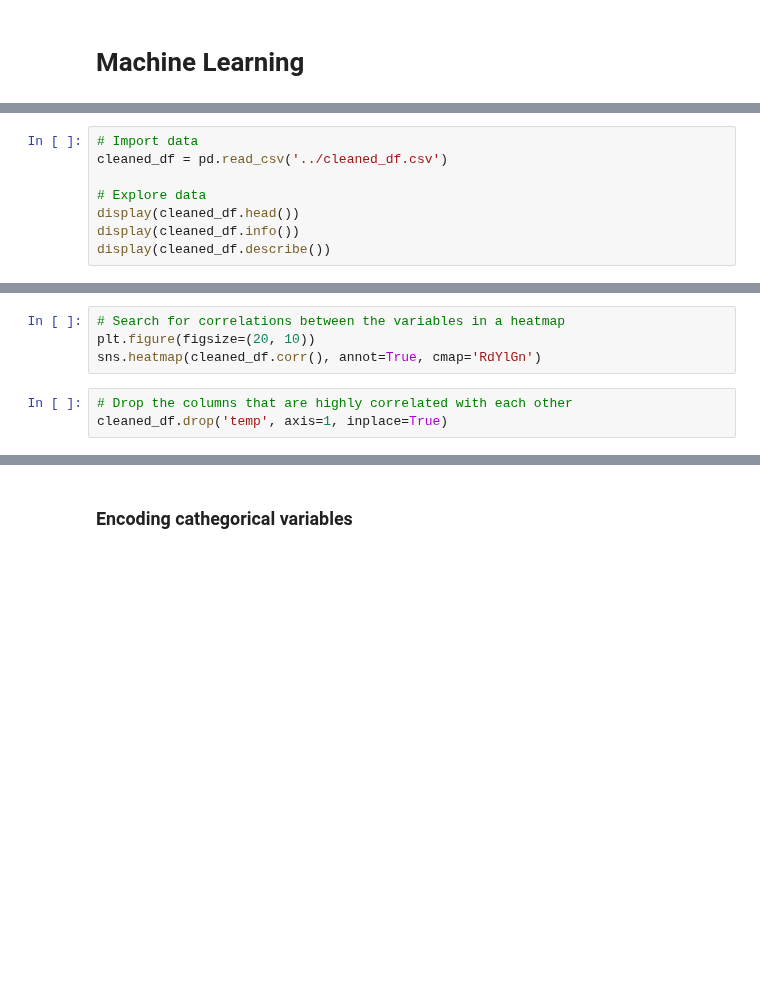
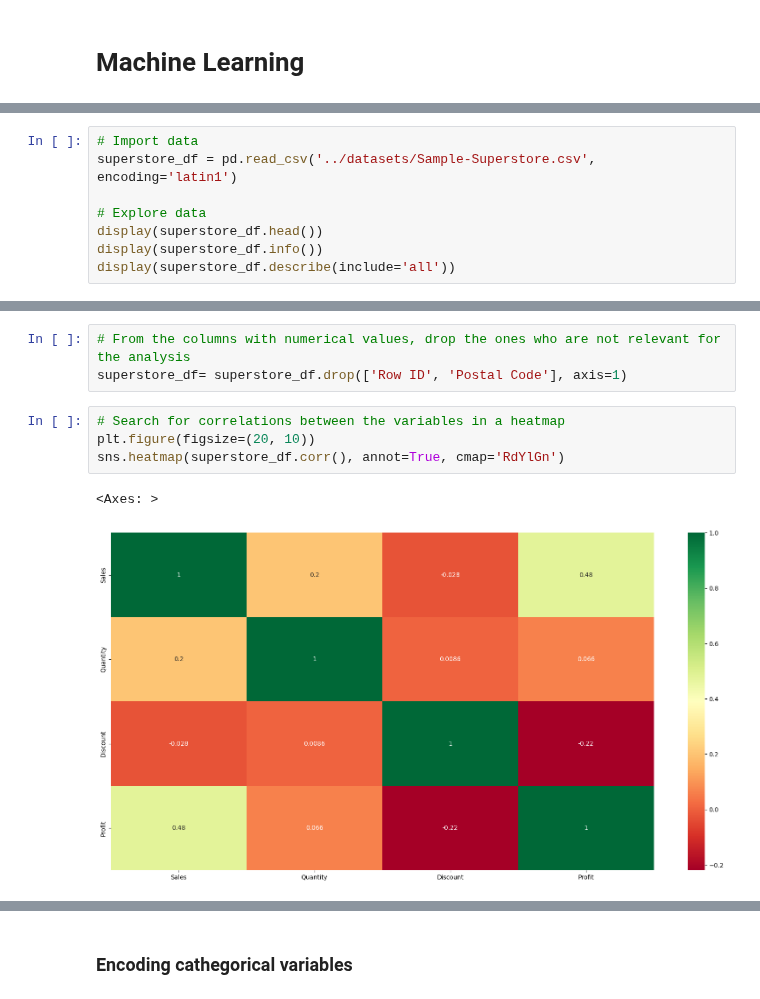
Before and after one commit to MaxLopezSalgado/superstore_e-commerce, a Jupyter notebook: ML/ML.ipynb, the cells around one changed output, grey strips where cells are left out. Saved outputs shown, nothing was run; the diff lists cells and outputs as text; blank space fills up the shorter version.

```diff
--- a/ML/ML.ipynb
+++ b/ML/ML.ipynb
@@ -94,8 +73,8 @@ In this jupyter notebook, meant to perform a basic, but useful structure for a M
 # %%
 # Import data
-cleaned_df = pd.read_csv('../cleaned_df.csv')
+superstore_df = pd.read_csv('../datasets/Sample-Superstore.csv', encoding='latin1')
 
 # Explore data
-display(cleaned_df.head())
-display(cleaned_df.info())
-display(cleaned_df.describe())
+display(superstore_df.head())
+display(superstore_df.info())
+display(superstore_df.describe(include='all'))
@@ -102,9 +120,12 @@ display(cleaned_df.describe())
+# %%
+# From the columns with numerical values, drop the ones who are not relevant for the analysis
+superstore_df= superstore_df.drop(['Row ID', 'Postal Code'], axis=1)
 # %%
 # Search for correlations between the variables in a heatmap
 plt.figure(figsize=(20, 10))
-sns.heatmap(cleaned_df.corr(), annot=True, cmap='RdYlGn')
+sns.heatmap(superstore_df.corr(), annot=True, cmap='RdYlGn')
+# %% [output]
+<Axes: >
+[figure, added]
-# %%
-# Drop the columns that are highly correlated with each other
-cleaned_df.drop('temp', axis=1, inplace=True)
 # %%
 # Take a look of the distribution of the data
```
Also changed, not shown: parts of 23 cells of this notebook, 1 other file.
